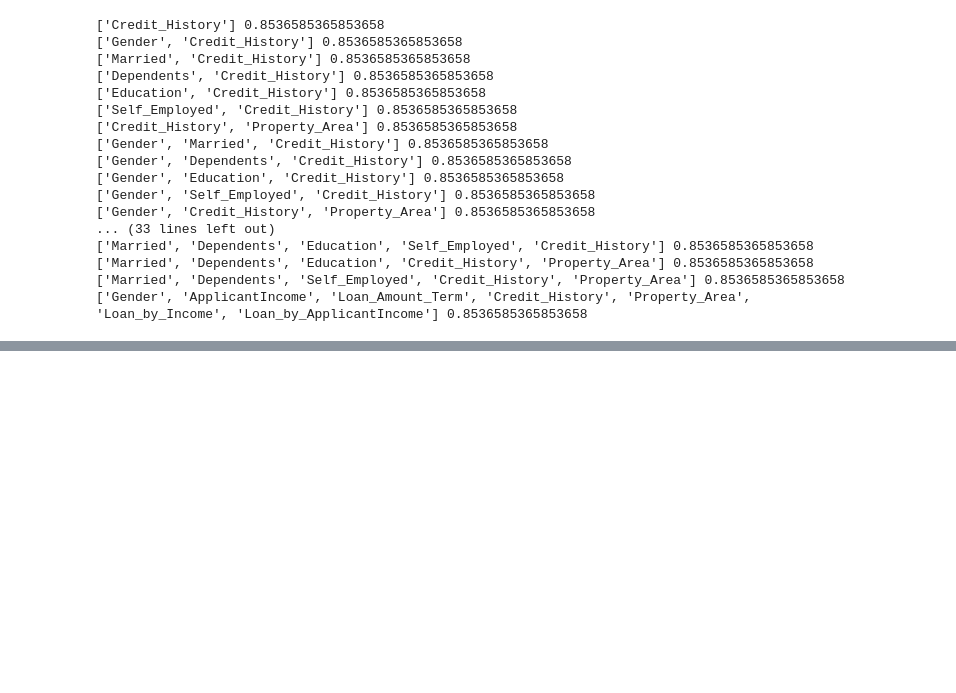
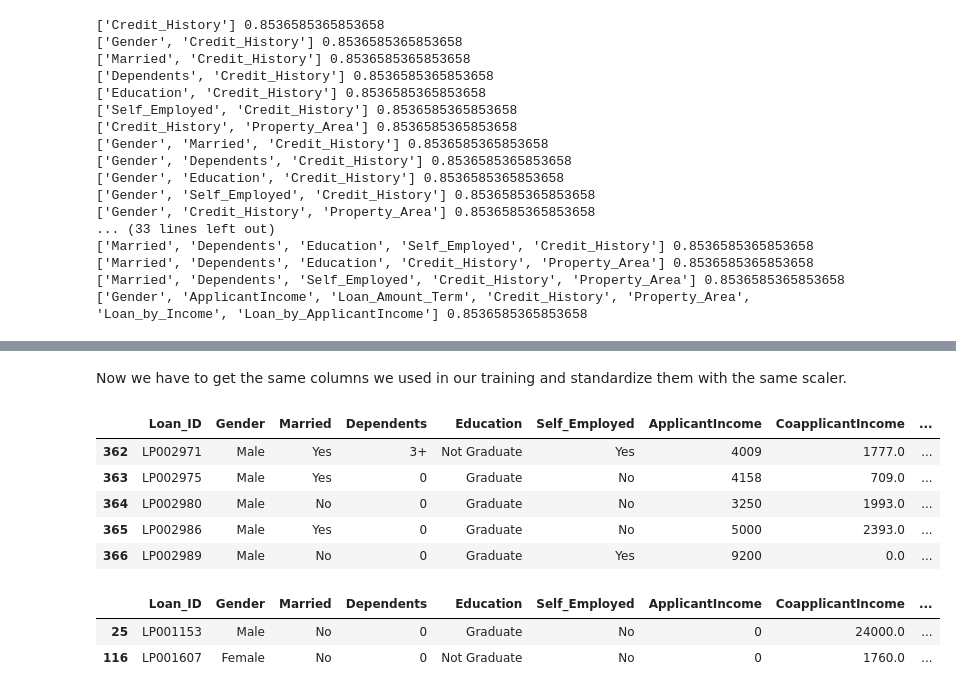
Before and after one commit to mateusmelo821/loan-prediction, a Jupyter notebook: index.ipynb, the cells around one changed output, grey strips where cells are left out. Cells and saved outputs as stored; diff of their text form; code cells hidden in the pictures; blank space fills up the shorter version.

```diff
--- a/index.ipynb
+++ b/index.ipynb
@@ -897,0 +928,24 @@ dump(clf, 'final_model.joblib')
+# %% [markdown]
+Now we have to get the same columns we used in our training and standardize them with the same scaler.
+# %%
+df_test['outlier_la'] = 1
+df_test['outlier_ai'] = 1
+df_test['outlier_ci'] = 1
+df_test['outlier'] = 1
+df_test['TotalIncome'] = df_test['ApplicantIncome']+df_test['CoapplicantIncome']
+df_test['Loan_by_Income'] = df_test['LoanAmount']/df_test['TotalIncome']
+df_test['Loan_by_ApplicantIncome'] = df_test['LoanAmount']/df_test['ApplicantIncome']
+df_test.tail()
+# %% [output]
+|  | Loan_ID | Gender | Married | Dependents | Education | Self_Employed | ApplicantIncome | CoapplicantIncome | ... |
+| 362 | LP002971 | Male | Yes | 3+ | Not Graduate | Yes | 4009 | 1777.0 | ... |
+| 363 | LP002975 | Male | Yes | 0 | Graduate | No | 4158 | 709.0 | ... |
+| 364 | LP002980 | Male | No | 0 | Graduate | No | 3250 | 1993.0 | ... |
+| 365 | LP002986 | Male | Yes | 0 | Graduate | No | 5000 | 2393.0 | ... |
+| 366 | LP002989 | Male | No | 0 | Graduate | Yes | 9200 | 0.0 | ... |
+# %%
+df_test[df_test['ApplicantIncome']==0]
+# %% [output]
+|  | Loan_ID | Gender | Married | Dependents | Education | Self_Employed | ApplicantIncome | CoapplicantIncome | ... |
+| 25 | LP001153 | Male | No | 0 | Graduate | No | 0 | 24000.0 | ... |
+| 116 | LP001607 | Female | No | 0 | Not Graduate | No | 0 | 1760.0 | ... |
```
Also changed, not shown: parts of 56 cells of this notebook, 11 other files.
